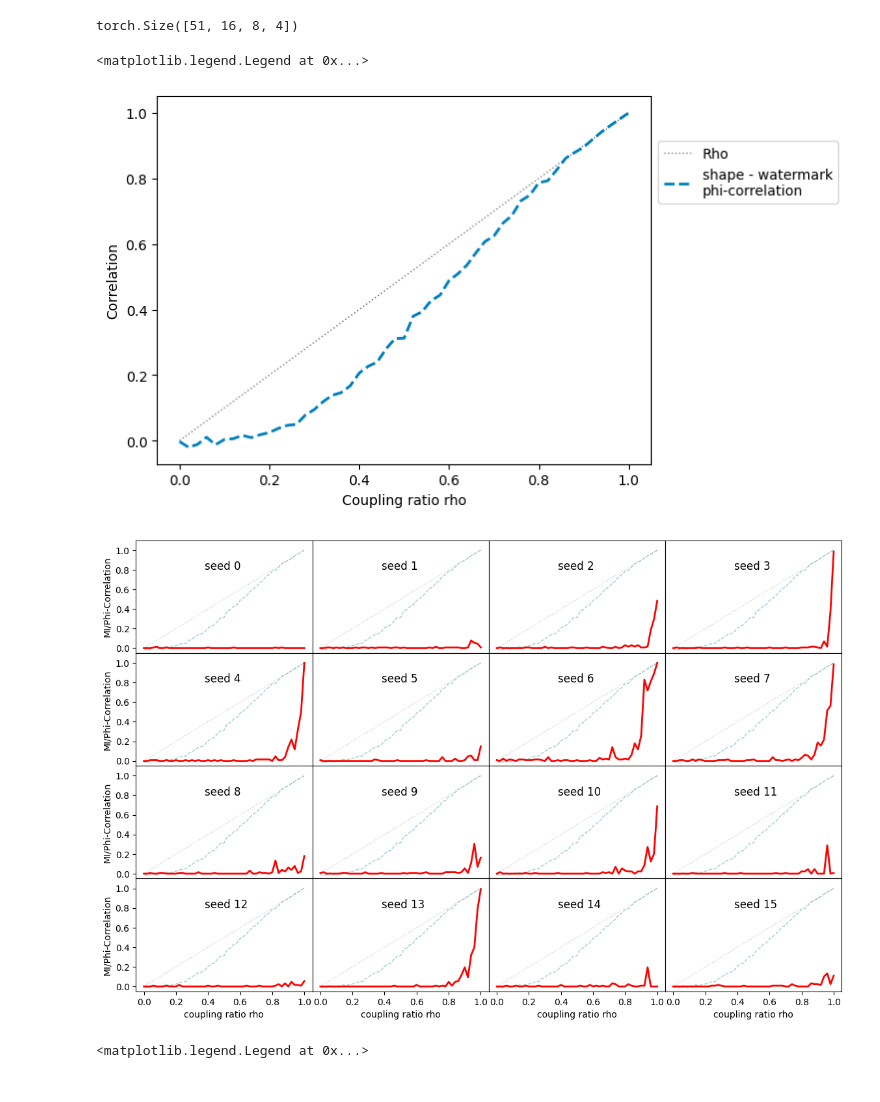
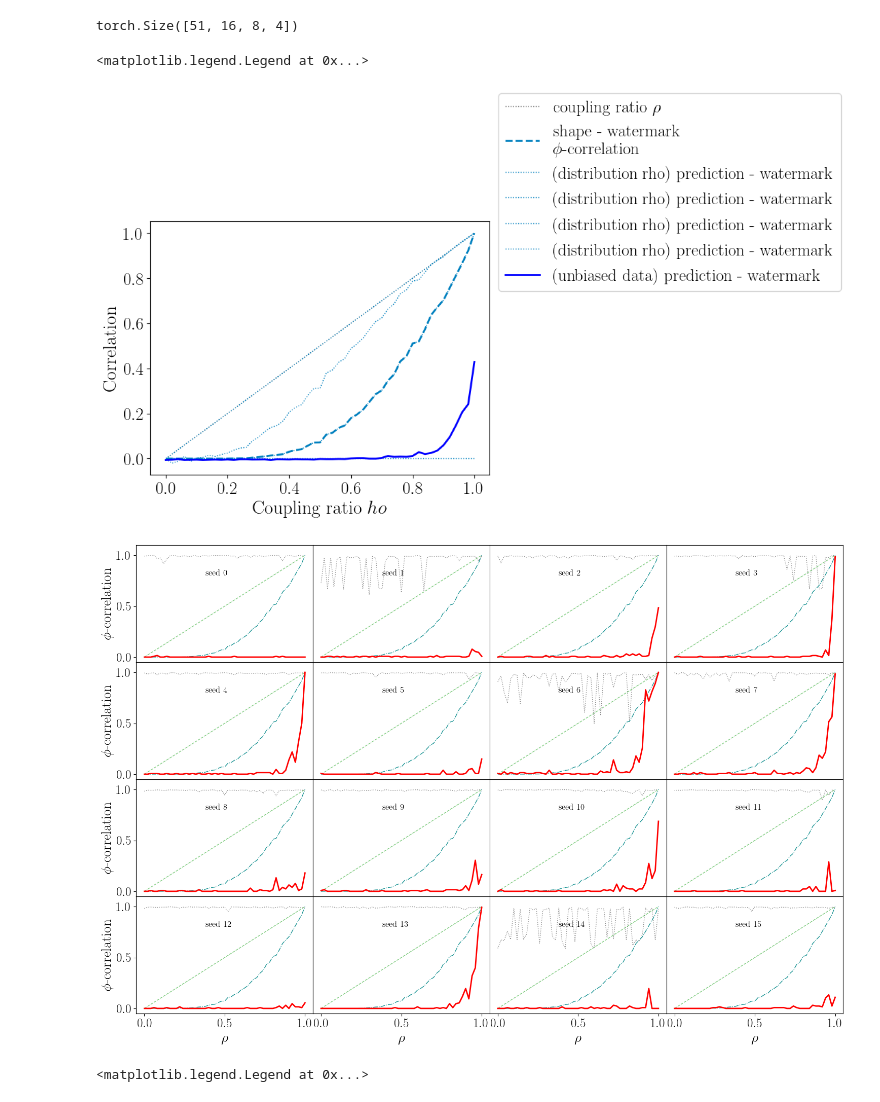
Before and after one commit to lillijo/xai-evaluation-master-thesis, a Jupyter notebook: experiments/compare_measures.ipynb, the cells around one changed output. Saved outputs shown, nothing was run; the diff lists cells and outputs as text; code cells hidden in the pictures.

```diff
--- a/experiments/compare_measures.ipynb
+++ b/experiments/compare_measures.ipynb
@@ -26,10 +26,12 @@ from crp.image import imgify, vis_opaque_img, plot_grid
 from expbasics.helper import get_attributions, get_model_etc, to_name
 from expbasics.crp_attribution import CRPAttribution
 from expbasics.network import load_model, train_network, accuracy_per_class
-from measures0_to_2 import AllMeasures
+from measures0_to_2_new import AllMeasures
 
 
 from expbasics.visualizations import sum_it, data_iterations, my_plot_grid
 
 %reload_ext autoreload
 %autoreload 2
+plt.rcParams['text.usetex'] = True
+matplotlib.rcParams.update({'font.family': 'serif', "font.size": 14})
@@ -114,55 +128,67 @@ ms = AllMeasures(
 # %%
 # Ground Truth
+
 biases = list(np.round(np.linspace(0, 1, 51), 3))
 with open("m1_mi_6400.pickle", "rb") as f:
     m1_mi = pickle.load(f)
 with open("m0_test.pickle", "rb") as f: #gt_measures_1280
     gt_measures = pickle.load(f)
 with open("shape_gt_6400.pickle", "rb") as f:
     shape_gt = pickle.load(f)
 mimean = torch.mean(m1_mi, dim=1)
 print(gt_measures.shape)
 
 """ plt.plot(biases, torch.mean(shape_gt[:,:,0], dim=1),linewidth=2, label="MI shape", color="#f90", alpha=0.5)
 plt.plot(biases, gt_measures[:,0,0],linewidth=2, label="MI true label - watermark", linestyle="dashed", color="#f00")
 plt.plot(biases, torch.mean(gt_measures[:,:,2], dim=1),linewidth=1, label="MI (distribution rho) true label - watermark", linestyle="dotted", color="#f55")
 plt.plot(biases, mimean[:,0],linewidth=2, label="MI (data unbiased) prediction - watermark", color="#f00") """
 ecol = matplotlib.cm.winter(np.linspace(0, 1, 5))
 #plt.plot(biases, torch.mean(shape_gt[:,:,1], dim=1),linewidth=2, label="shape - prediction", color=ecol[3])
-plt.plot(biases, biases,linewidth=1, label="Rho", linestyle="dotted", color="gray")
-plt.plot(biases, torch.mean(gt_measures[:,:,1,1], dim=1),linewidth=2, label="shape - watermark\nphi-correlation", linestyle="dashed", color=ecol[2])
-#plt.plot(biases, torch.mean(gt_measures[:,:,3], dim=1),linewidth=1, label="(distribution rho) prediction - watermark", linestyle="dotted", color=ecol[2])
-#plt.plot(biases, mimean[:,1],linewidth=2, label="(unbiased data) prediction - watermark", color=ecol[0])
+plt.plot(biases, biases,linewidth=1, label="coupling ratio $\\rho$", linestyle="dotted", color="gray")
+plt.plot(biases, torch.mean(gt_measures[:,:,1,0], dim=1),linewidth=2, label="shape - watermark\n $\\phi$-correlation", linestyle="dashed", color=ecol[2])
+plt.plot(biases, torch.mean(gt_measures[:,:,3], dim=1),linewidth=1, label="(distribution rho) prediction - watermark", linestyle="dotted", color=ecol[2])
+plt.plot(biases, mimean[:,1],linewidth=2, label="(unbiased data) prediction - watermark", color=ecol[0])
 
 
 plt.ylabel("Correlation")
-plt.xlabel("Coupling ratio rho")
+plt.xlabel("Coupling ratio $\rho$")
 plt.legend(bbox_to_anchor=(1., 0.69,0.6, 0.0), loc='lower left',ncols=1, )
 #(0., -0.53, 1., .102)
 # %% [output]
 torch.Size([51, 16, 8, 4])
 <matplotlib.legend.Legend at 0x...>
-[figure, old version]
+[figure, new version]
 # %%
 # MI and PHI over seeds
 
 with open("pf_128.pickle", "rb") as f:
     m1_mi = pickle.load(f)
 
+with open("outputs/retrain.json", "r") as jf:
+    accuracies = json.load(jf)
+
+def to_name(b, i):
+    return "b{}-i{}".format(
+        str(round(b, 2)).replace(".", "_"),
+        str(i),
+    )
+
 biases = list(np.round(np.linspace(0, 1, 51), 3))
 fig, axs = plt.subplots(
         4,
         4,
         figsize=(
-            14,
-            9,
+            18,
+            12,
         ),
         gridspec_kw={"wspace": 0.0, "hspace": 0},
     )
 for s in range(16):
+    names = [to_name(b, s) for b in biases]
+    accuracy = np.array([accuracies[n]["train_accuracy"][2]/ 100 for n in names])
     axs[s //4, s % 4].set_ylim([-0.05, 1.1])
-    axs[s //4, s % 4].set_xlabel("coupling ratio rho")
-    axs[s //4, s % 4].set_ylabel("MI/Phi-Correlation")
+    axs[s //4, s % 4].set_xlabel("$\\rho$")
+    axs[s //4, s % 4].set_ylabel("$\\phi$-correlation")
     if s // 4 != 3 :
         axs[s //4, s % 4].xaxis.set_visible(False)
     if s % 4 != 0:
@@ -172,12 +198,12 @@ for s in range(16):
         f"seed {s}",
         size=12,
     )
-    axs[s //4, s % 4].plot(biases, biases,linewidth=1, label="Rho", linestyle="dotted", color="gray", alpha=0.4)
-    axs[s //4, s % 4].plot(biases, torch.mean(gt_measures[:,:,1,1], dim=1),linewidth=1, label="shape - watermark\nphi-correlation", linestyle="dashed", color="#088", alpha=0.4)
-    axs[s //4, s % 4].plot(biases, m1_mi[:,s,0],linewidth=2, label="MI (data unbiased) prediction - watermark", color="#f00")
-    #axs[s //4, s % 4].plot(biases, m1_mi[:,s,1],linewidth=2, label="Phi (data unbiased) prediction - watermark", color="#088")
+    axs[s //4, s % 4].plot(biases, accuracy,linewidth=1,linestyle="dotted", label="accuracy", color="#888")
+    axs[s //4, s % 4].plot(biases, biases,linewidth=1, label="coupling ratio $\\rho$", linestyle="dashed", color="#090", alpha=0.5)
+    axs[s //4, s % 4].plot(biases, torch.mean(gt_measures[:,:,1,0], dim=1),linewidth=1, label="shape - watermark\n$\\phi$-correlation", linestyle="dashdot", color="#088", alpha=0.9)
+    axs[s //4, s % 4].plot(biases, m1_mi[:,s,1],linewidth=2, label="MI (data unbiased) prediction - watermark", color="#f00")
 # %% [output]
-[figure, old version]
+[figure, new version]
 # %%
 with gzip.open("all_measures_128_4.pickle", "rb") as f:
     per_sample = pickle.load(f)
```
Also changed, not shown: parts of 10 cells of this notebook, 3 other files.
